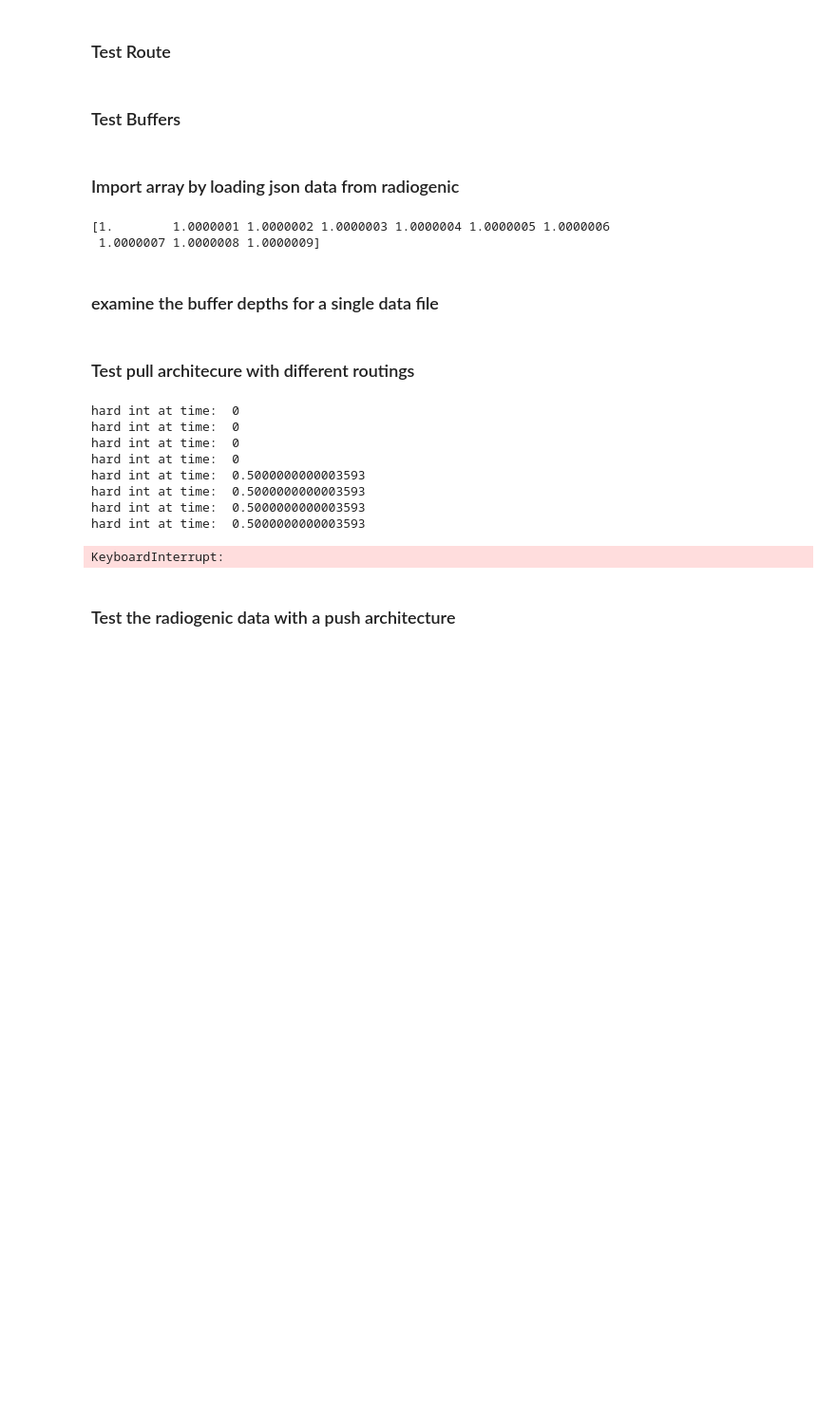
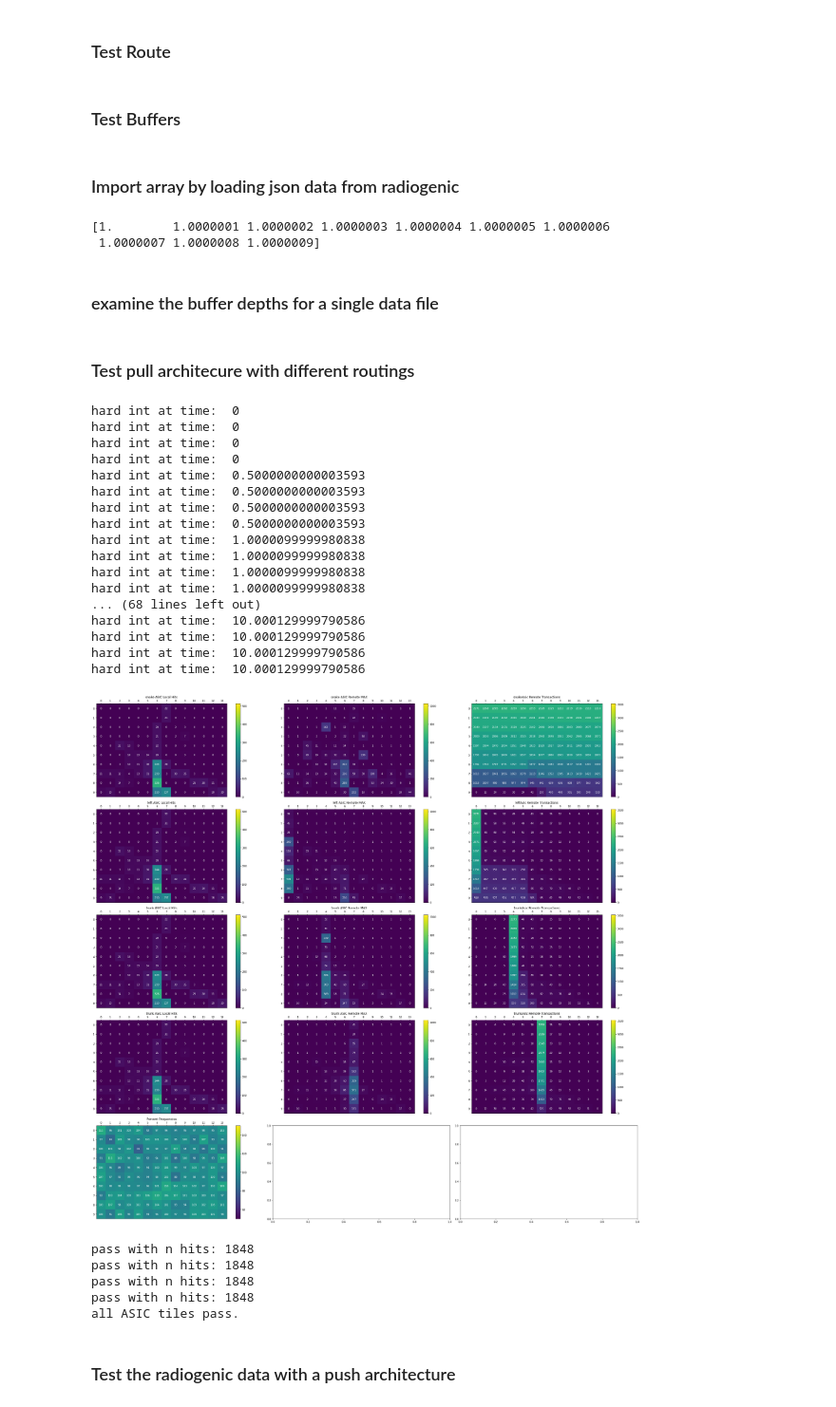
Before and after one commit to kkeefe/qpix-digital, a Jupyter notebook: simulation-software/ArrayNotebook.ipynb, the cells around one changed output. Shown at 95% size. Saved outputs shown, nothing was run; the diff lists cells and outputs as text; code cells hidden in the pictures; blank space fills up the shorter version.

```diff
--- a/simulation-software/ArrayNotebook.ipynb
+++ b/simulation-software/ArrayNotebook.ipynb
@@ -508,8 +506,8 @@ import codecs, json
 # inFile = "tiledfALL.json"
 # inFile = "tiledf05.json"
 # inFile = "tiledf05_10x14.json"
-# inFile = "tiledf_neut.json"
-inFile = "1k_rtd_data.json"
+inFile = "tiledf_neut.json"
+# inFile = "1k_rtd_data.json"
 obj_text = codecs.open(inFile, 'r').read()
 readDF = json.loads(obj_text)
 # %%
@@ -567,14 +565,15 @@ if bTestData:
     # testingArrays.append(rad_arrayD)
 
     # radiogenic data lasts until 10 seconds
-    TIMESTOP = 1010
+    TIMESTOP = 10
     intfrq = 0.5
-    intHard = 20
+    intHard = 10 # hard interrogate every 20s
     int_period = np.linspace(0, TIMESTOP, int(TIMESTOP/intfrq))
     for i in range(len(int_period)+1):
         for tile in testingArrays:
             if int(tile._timeNow)%int(TIMESTOP/10)==0:
                 print("hard int at time: ", tile._timeNow)
+            useHard = bool(int(i)%intHard==0)
             tile.Interrogate(intfrq, hard=useHard)
 # %% [output]
 hard int at time:  0
@@ -585,12 +584,20 @@ hard int at time:  0.5000000000003593
 hard int at time:  0.5000000000003593
 hard int at time:  0.5000000000003593
 hard int at time:  0.5000000000003593
+hard int at time:  1.0000099999980838
+hard int at time:  1.0000099999980838
+hard int at time:  1.0000099999980838
+hard int at time:  1.0000099999980838
+... (68 lines left out)
+hard int at time:  10.000129999790586
+hard int at time:  10.000129999790586
+hard int at time:  10.000129999790586
+hard int at time:  10.000129999790586
-KeyboardInterrupt:
 # %%
 from QpixAsicArray import PrintTransactMap
 
 if bTestData:
-    fig, axs = plt.subplots(len(testingArrays)+1,3, figsize=(21.5,7.5*len(testingArrays)))
+    fig, axs = plt.subplots(len(testingArrays)+1,3, figsize=(31.5,7.5*len(testingArrays)))
     for ti, tile in enumerate(testingArrays):
 
         transactData = PrintTransactMap(tile, silent=True)
@@ -603,37 +610,39 @@ if bTestData:
         for i, j, T in localT:
             localData[i][j] = T
 
         remoteDataT = np.zeros((rows,cols), dtype=np.int32)
         remoteT = transactData["RemoteT"]
         for i, j, T in remoteT:
             remoteDataT[i][j] = T
 
         remoteDataM = np.zeros((rows,cols), dtype=np.int32)
         remoteM = transactData["RemoteMax"]
         for i, j, T in remoteM:
             remoteDataM[i][j] = T
 
         # max number of transactions in this data time
-        maxActivity = TIMESTOP / (1/rad_arrayS.fNominal * 1800)
+        maxActivity = TIMESTOP / (1/rad_arrayS.fNominal * 1700)
 
         # construct the heatmaps
         rs = f"{tile.RouteState}"
         heatMap(localData, rows, cols, ax=axs[ti, 0], vmin=0, vmax=512, header=rs+" ASIC Local Hits")
-        heatMap(remoteDataM, rows, cols, ax=axs[ti, 1], vmin=0, vmax=256, header=rs+" ASIC Remote MAX")
-        heatMap(remoteDataT, rows, cols, ax=axs[ti, 2], vmin=0, vmax=maxActivity/20, header=rs+"Asic Remote Transactions")
+        heatMap(remoteDataM, rows, cols, ax=axs[ti, 1], vmin=0, vmax=1024, header=rs+" ASIC Remote MAX")
+        heatMap(remoteDataT, rows, cols, ax=axs[ti, 2], vmin=0, vmax=maxActivity/50, header=rs+"Asic Remote Transactions")
 
 
     remoteDataFRQ = np.zeros((rows,cols), dtype=np.int32)
     arr = testingArrays[0]
     daqF = arr._daqNode.fOsc
     for i in range(arr._nrows):
         for j in range(arr._ncols):
             remoteDataFRQ[i][j] = int(arr[i][j].fOsc / daqF * 100)
     heatMap(remoteDataFRQ, rows, cols, ax=axs[4, 0], vmin=50, vmax=150, header="Percent Frequencies")
     # heatMap(remoteDataT, rows, cols, ax=axs[2, 1], vmin=0, vmax=maxActivity/100, header=rs+"Asic Remote Transactions")
     fig.tight_layout()
     plt.show()
-    fig.savefig("../pdfs/pullAsics.pdf")
+    fig.savefig("./pdfs/pullAsics.pdf")
+# %% [output]
+[figure, added]
 # %%
 p = True
 for tile in testingArrays:
@@ -643,6 +652,12 @@ for tile in testingArrays:
     print("pass with n hits:", tile.totalInjectedHits)
 if p:
     print("all ASIC tiles pass.")
+# %% [output]
+pass with n hits: 1848
+pass with n hits: 1848
+pass with n hits: 1848
+pass with n hits: 1848
+all ASIC tiles pass.
 # %% [markdown]
 ### Test the radiogenic data with a push architecture
 # %%
```
Also changed, not shown: parts of 4 cells of this notebook, 12 other files.
